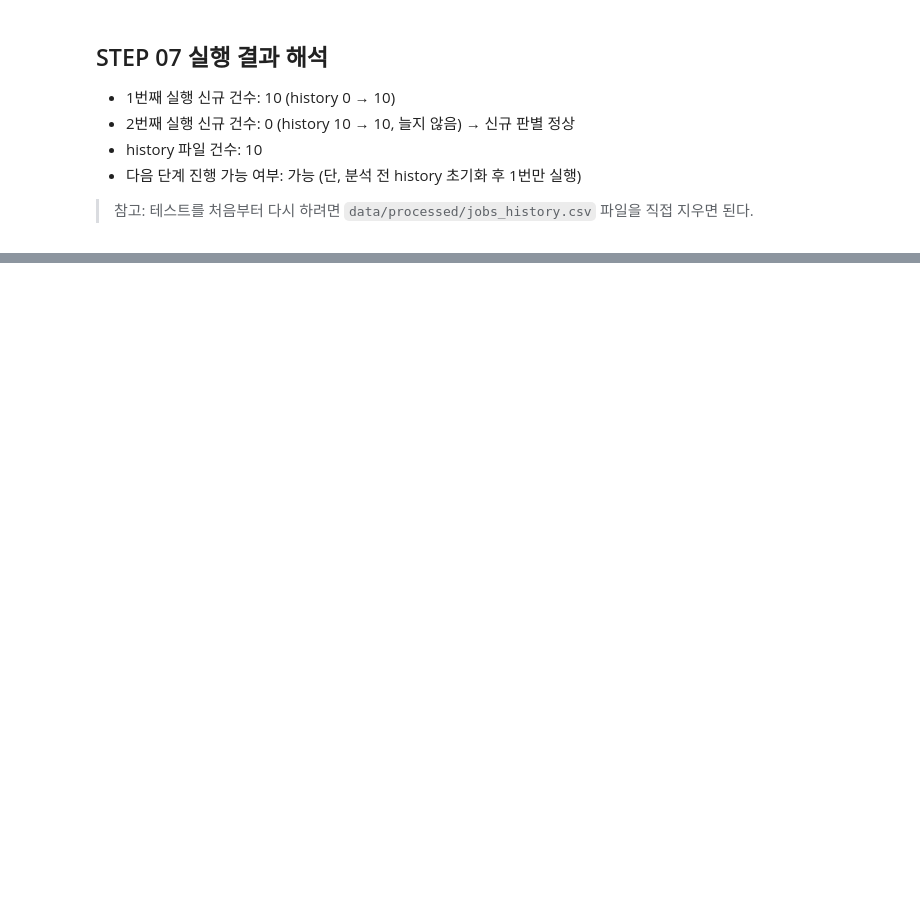
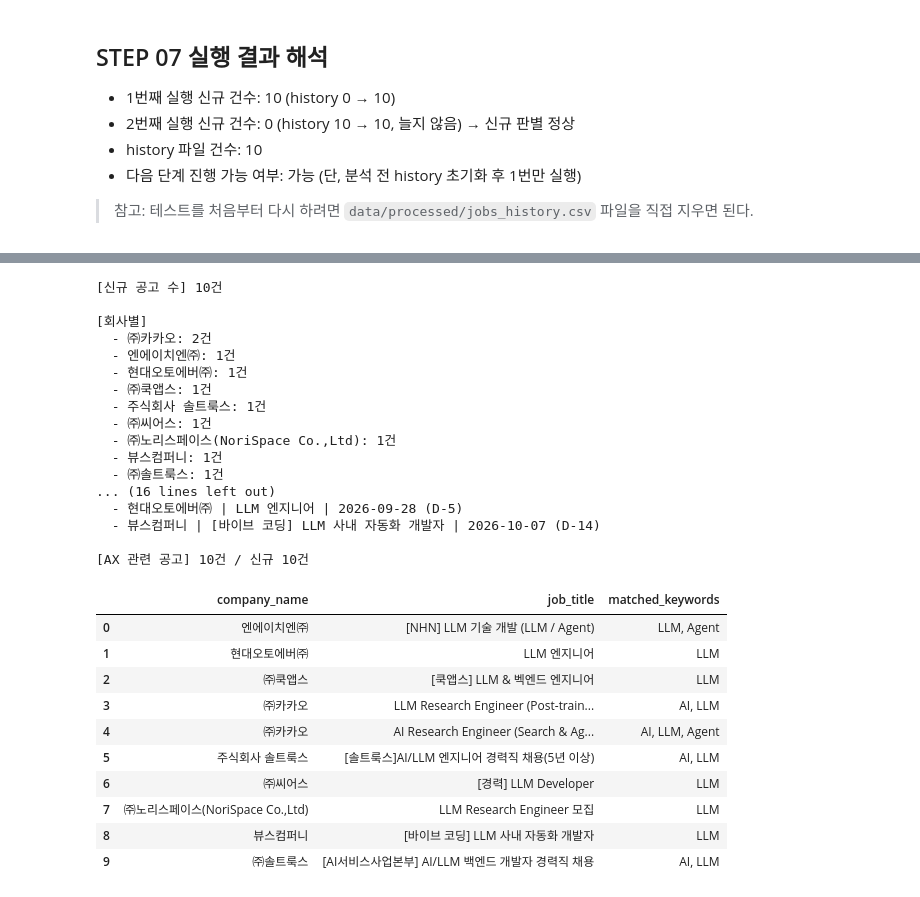
Before and after one commit to lsh0555/claude-code-agent-course, a Jupyter notebook: chapter11/ax-job-agent/notebooks/ax_job_pipeline.ipynb, the cells around one changed output, grey strips where cells are left out. Cells and saved outputs as stored; diff of their text form; code cells hidden in the pictures; blank space fills up the shorter version.

Commit message:
STEP 08: basic analysis and AX filter

```diff
--- a/chapter11/ax-job-agent/notebooks/ax_job_pipeline.ipynb
+++ b/chapter11/ax-job-agent/notebooks/ax_job_pipeline.ipynb
@@ -674,0 +744,15 @@ history 파일 앞 5행
+# %%
+AX_KEYWORDS = ["AX", "AI", "인공지능", "LLM", "생성형", "GPT", "RAG", "Agent", "에이전트",
+               "머신러닝", "Machine Learning", "ML", "데이터"]   # AX 관련 공고로 볼 키워드
+
+
+def find_keywords(title):
+    """제목에 들어 있는 AX 키워드를 쉼표로 이어서 돌려준다. (대소문자 무시, 없으면 빈 글자)"""
+    title_lower = title.lower()
+    return ", ".join(kw for kw in AX_KEYWORDS if kw.lower() in title_lower)
+
+
+analysis_df["matched_keywords"] = analysis_df["job_title"].map(find_keywords)   # 어떤 키워드에 걸렸는지
+related_df = analysis_df[analysis_df["matched_keywords"] != ""]                  # 하나라도 걸린 공고 = 관련 공고
+
+print("AX 관련 공고:", len(related_df), "건 /", "신규", new_count, "건")
@@ -674,0 +761,65 @@ history 파일 앞 5행
+# %%
+# 결과를 dict 하나에 모으기 (STEP 11 보고서에서 그대로 사용)
+analysis = {
+    "new_count": new_count,
+    "by_company": by_company,
+    "by_region": by_region,
+    "by_career": by_career,
+    "by_keyword": by_keyword,
+    "closing_soon": closing_soon[["company_name", "job_title", "closing_date", "days_left"]],
+    "related_count": len(related_df),
+}
+
+
+def print_counts(title, counts):
+    """value_counts 결과를 '- 이름: N건' 형태로 출력"""
+    print(f"[{title}]")
+    if counts.empty:
+        print("  (없음)")
+    for name, count in counts.items():
+        print(f"  - {name}: {count}건")
+    print()
+
+
+print(f"[신규 공고 수] {analysis['new_count']}건\n")
+print_counts("회사별", analysis["by_company"])
+print_counts("지역별", analysis["by_region"])
+print_counts("경력 조건별", analysis["by_career"])
+print_counts("검색어별", analysis["by_keyword"])
+
+print(f"[마감 임박 ({CLOSING_SOON_DAYS}일 이내)] {len(analysis['closing_soon'])}건")
+for _, row in analysis["closing_soon"].iterrows():
+    print(f"  - {row['company_name']} | {row['job_title']} | {row['closing_date']:%Y-%m-%d} (D-{int(row['days_left'])})")
+print()
+
+print(f"[AX 관련 공고] {analysis['related_count']}건 / 신규 {analysis['new_count']}건")
+display(related_df[["company_name", "job_title", "matched_keywords"]])
+# %% [output]
+[신규 공고 수] 10건
+
+[회사별]
+  - ㈜카카오: 2건
+  - 엔에이치엔㈜: 1건
+  - 현대오토에버㈜: 1건
+  - ㈜쿡앱스: 1건
+  - 주식회사 솔트룩스: 1건
+  - ㈜씨어스: 1건
+  - ㈜노리스페이스(NoriSpace Co.,Ltd): 1건
+  - 뷰스컴퍼니: 1건
+  - ㈜솔트룩스: 1건
+... (16 lines left out)
+  - 현대오토에버㈜ | LLM 엔지니어 | 2026-09-28 (D-5)
+  - 뷰스컴퍼니 | [바이브 코딩] LLM 사내 자동화 개발자 | 2026-10-07 (D-14)
+
+[AX 관련 공고] 10건 / 신규 10건
+|  | company_name | job_title | matched_keywords |
+| 0 | 엔에이치엔㈜ | [NHN] LLM 기술 개발 (LLM / Agent) | LLM, Agent |
+| 1 | 현대오토에버㈜ | LLM 엔지니어 | LLM |
+| 2 | ㈜쿡앱스 | [쿡앱스] LLM & 벡엔드 엔지니어 | LLM |
+| 3 | ㈜카카오 | LLM Research Engineer (Post-train... | AI, LLM |
+| 4 | ㈜카카오 | AI Research Engineer (Search & Ag... | AI, LLM, Agent |
+| 5 | 주식회사 솔트룩스 | [솔트룩스]AI/LLM 엔지니어 경력직 채용(5년 이상) | AI, LLM |
+| 6 | ㈜씨어스 | [경력] LLM Developer | LLM |
+| 7 | ㈜노리스페이스(NoriSpace Co.,Ltd) | LLM Research Engineer 모집 | LLM |
+| 8 | 뷰스컴퍼니 | [바이브 코딩] LLM 사내 자동화 개발자 | LLM |
+| 9 | ㈜솔트룩스 | [AI서비스사업본부] AI/LLM 백엔드 개발자 경력직 채용 | AI, LLM |
```
Also changed, not shown: parts of 14 cells of this notebook.
